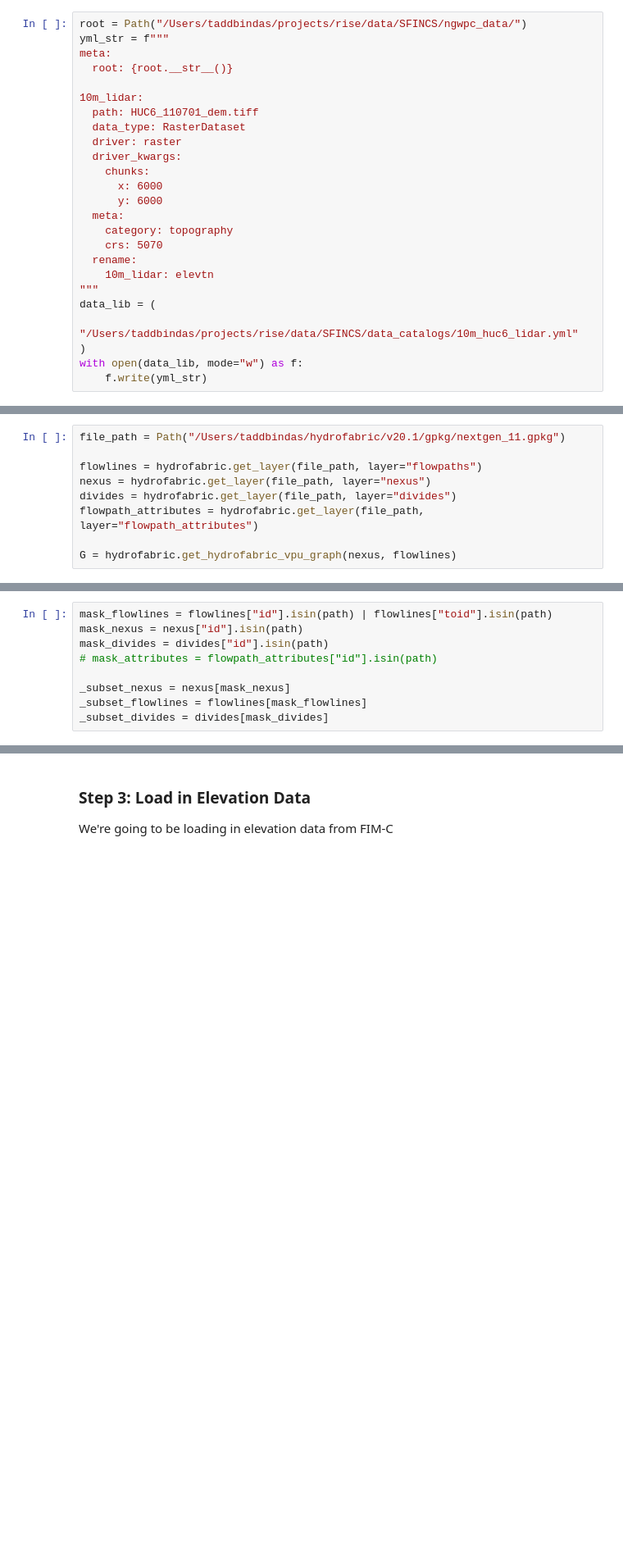
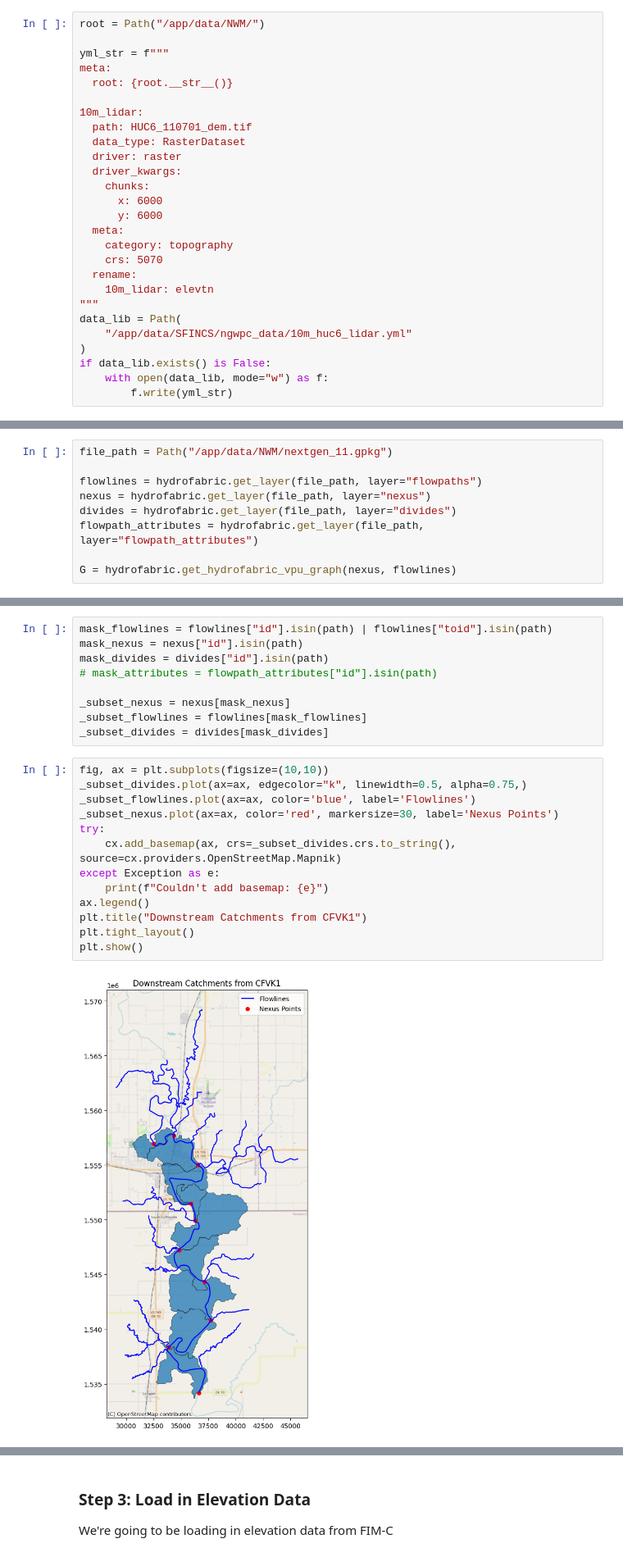
Before and after one commit to taddyb/rise, a Jupyter notebook: notebooks/build_sfincs_from_nwm.ipynb, the cells around one changed output, grey strips where cells are left out. Shown at 82% size. Cells and saved outputs as stored; diff of their text form; blank space fills up the shorter version.

```diff
--- a/notebooks/build_sfincs_from_nwm.ipynb
+++ b/notebooks/build_sfincs_from_nwm.ipynb
@@ -29,13 +27,14 @@ from hydromt_sfincs import workflows
 
 First, we need to create a SFINCS Model object and some Data Catalogs to point at external data. The SFINCS object saves internal states and a config for mapping to external files
 # %%
-root = Path("/Users/taddbindas/projects/rise/data/SFINCS/ngwpc_data/")
+root = Path("/app/data/NWM/")
+
 yml_str = f"""
 meta:
   root: {root.__str__()}
 
 10m_lidar:
-  path: HUC6_110701_dem.tiff
+  path: HUC6_110701_dem.tif
   data_type: RasterDataset
   driver: raster
   driver_kwargs:
@@ -48,10 +47,11 @@ meta:
   rename:
     10m_lidar: elevtn
 """
-data_lib = (
-    "/Users/taddbindas/projects/rise/data/SFINCS/data_catalogs/10m_huc6_lidar.yml"
+data_lib = Path(
+    "/app/data/SFINCS/ngwpc_data/10m_huc6_lidar.yml"
 )
-with open(data_lib, mode="w") as f:
-    f.write(yml_str)
+if data_lib.exists() is False:
+    with open(data_lib, mode="w") as f:
+        f.write(yml_str)
 # %%
 data_catalog = hydromt.DataCatalog(data_libs=[data_lib])
@@ -78,7 +80,7 @@ gdf = gpd.read_file(huc8_data)
 subset  = gdf[gdf["HUC8"] == huc_8]
 subset.to_file(output_geojson, driver='GeoJSON')
 # %%
-file_path = Path("/Users/taddbindas/hydrofabric/v20.1/gpkg/nextgen_11.gpkg")
+file_path = Path("/app/data/NWM/nextgen_11.gpkg")
 
 flowlines = hydrofabric.get_layer(file_path, layer="flowpaths")
 nexus = hydrofabric.get_layer(file_path, layer="nexus")
@@ -101,6 +123,21 @@ mask_divides = divides["id"].isin(path)
 _subset_nexus = nexus[mask_nexus]
 _subset_flowlines = flowlines[mask_flowlines]
 _subset_divides = divides[mask_divides]
+# %%
+fig, ax = plt.subplots(figsize=(10,10))
+_subset_divides.plot(ax=ax, edgecolor="k", linewidth=0.5, alpha=0.75,)
+_subset_flowlines.plot(ax=ax, color='blue', label='Flowlines')
+_subset_nexus.plot(ax=ax, color='red', markersize=30, label='Nexus Points')
+try:
+    cx.add_basemap(ax, crs=_subset_divides.crs.to_string(), source=cx.providers.OpenStreetMap.Mapnik)
+except Exception as e:
+    print(f"Couldn't add basemap: {e}")
+ax.legend()
+plt.title("Downstream Catchments from CFVK1")
+plt.tight_layout()
+plt.show()
+# %% [output]
+[figure, added]
 # %%
 merged_polygon = unary_union(_subset_divides['geometry'])
 merged_gdf = gpd.GeoDataFrame(geometry=[merged_polygon], crs=gdf.crs)
```
Also changed, not shown: parts of 14 cells of this notebook, 9 other files.
